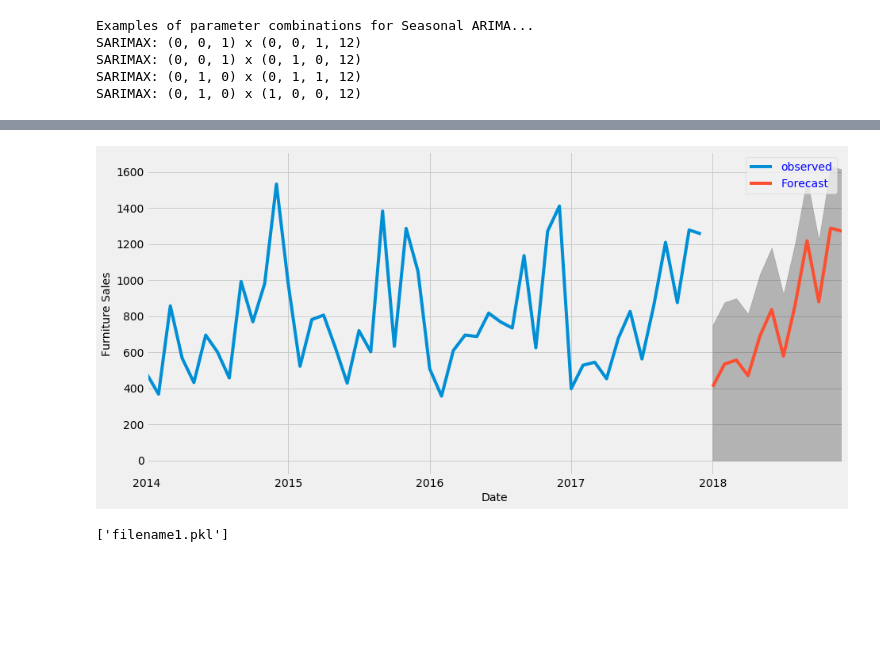
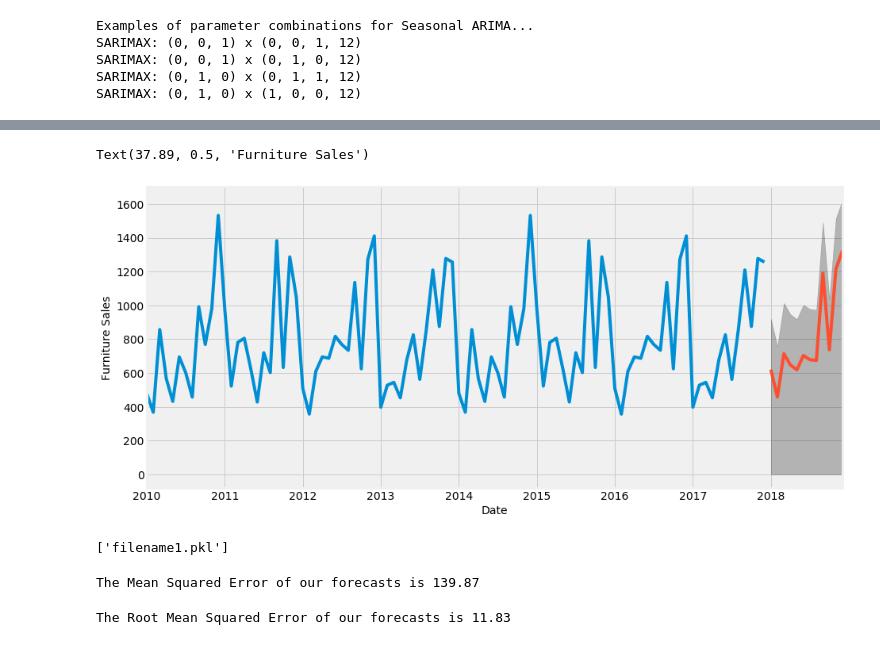
Before and after one commit to Keerthanac95/smart_demand_predictor, a Jupyter notebook: arima.ipynb, the cells around one changed output, grey strips where cells are left out. Drawn from its saved outputs; the diff is of its cells as text; code cells hidden in the pictures; blank space fills up the shorter version.

```diff
--- a/arima.ipynb
+++ b/arima.ipynb
@@ -17,2 +17,7 @@ matplotlib.rcParams['text.color'] = 'b';
 # %%
-df=pd.read_excel(' Superstore.xls')
+df1=pd.read_excel(' Superstore.xls')
+# %%
+df2=pd.read_excel('Super.xls')
+# %%
+df3=[df1,df2]
+df=pd.concat(df3)
@@ -24,5 +57,6 @@ furniture['Order Date'].min(), furniture['Order Date'].max()
 # %%
-cols = ['Row ID', 'Order ID', 'Ship Date', 'Ship Mode', 'Customer ID', 'Customer Name', 'Segment', 'Country', 'City', 'State', 'Postal Code', 'Region', 'Product ID', 'Category', 'Sub-Category', 'Product Name', 'Quantity', 'Discount', 'Profit']
+cols = ['Row ID', 'Order ID', 'Ship Date', 'Ship Mode', 'Customer ID', 'Customer Name', 'Segment', 'Country', 'City', 'State', 'Postal Code', 'Region', 'Product ID', 'Category', 'Sub-Category', 'Product Name',
+        'Discount', 'Profit']
 furniture.drop(cols, axis=1, inplace=True)
 furniture = furniture.sort_values('Order Date')
 furniture.isnull().sum()
@@ -132,17 +207,18 @@ plt.show()
 # %%
 pred_uc = results.get_forecast(steps=12)
 pred_ci = pred_uc.conf_int()
 
 ax = y.plot(label='observed', figsize=(14, 7))
 
-pred_uc.predicted_mean.plot(ax=ax, label='Forecast').get_figure().savefig('s1.png')
+(pred_uc.predicted_mean.plot(ax=ax, label='Forecast')).get_figure().savefig('keer.png')
 ax.fill_between(pred_ci.index,
                 pred_ci.iloc[:, 1], color='k', alpha=.25)
 ax.set_xlabel('Date')
 ax.set_ylabel('Furniture Sales')
-
-plt.legend()
-plt.show()
+# plt.show()
+# fig=plt.figure()
+# fig.savefig('plot.png')
 # %% [output]
+Text(37.89, 0.5, 'Furniture Sales')
-[figure, old version]
+[figure, new version]
 # %%
@@ -161,3 +238,14 @@ from sklearn.externals import joblib
 joblib.dump(results, 'filename1.pkl')
 # %% [output]
 ['filename1.pkl']
+# %%
+y_forecasted = pred.predicted_mean
+y_truth = y['2017-01-01':]
+mse = np.sqrt((y_forecasted - y_truth) ** 2).mean()
+print('The Mean Squared Error of our forecasts is {}'.format(round(mse, 2)))
+# %% [output]
+The Mean Squared Error of our forecasts is 139.87
+# %%
+print('The Root Mean Squared Error of our forecasts is {}'.format(round(np.sqrt(mse), 2)))
+# %% [output]
+The Root Mean Squared Error of our forecasts is 11.83
```
Also changed, not shown: parts of 11 cells of this notebook, 3 other files.
